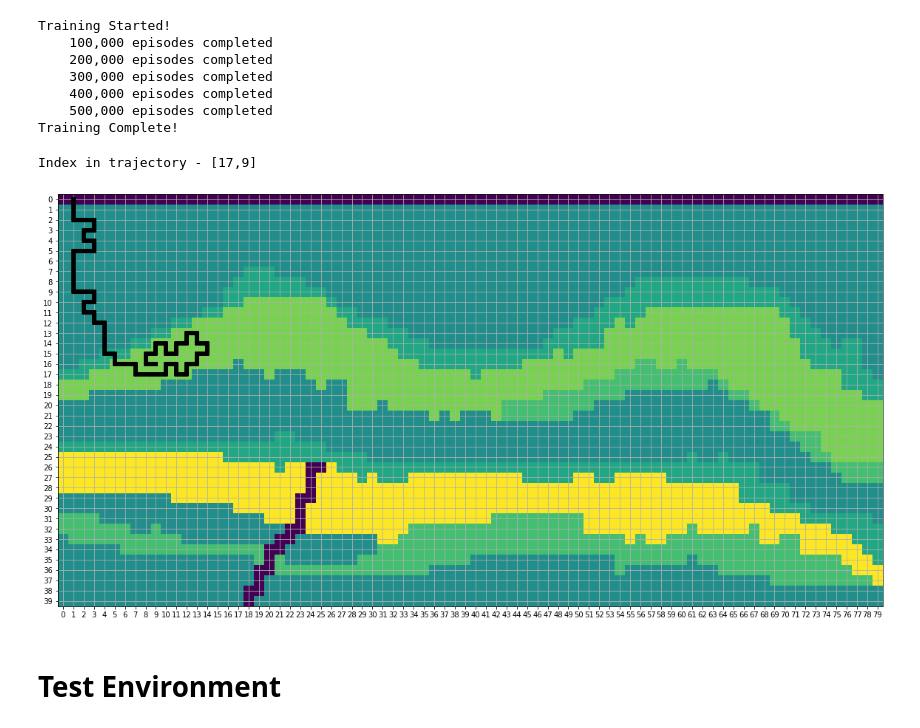
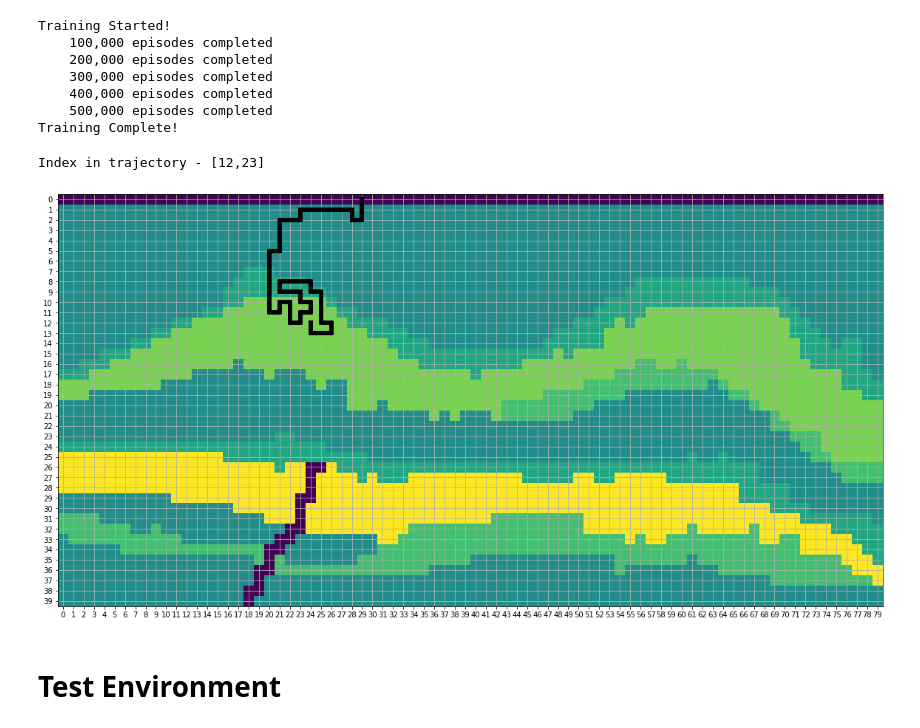
Before and after one commit to svpoludasu/wildcatter, a Jupyter notebook: examples/Trial 1 - Custom Environment.ipynb, the cells around one changed output. Drawn from its saved outputs; the diff is of its cells as text; code cells hidden in the pictures.

```diff
--- a/examples/Trial 1 - Custom Environment.ipynb
+++ b/examples/Trial 1 - Custom Environment.ipynb
@@ -1695,27 +1695,27 @@ Training Started!
 Training Complete!
 # %%
 start_row = 0
-start_column = 1
+start_column = 29
 
 #numeric action codes: 0 = up, 1 = right, 2 = down, 3 = left
 
 trajectory = env.get_shortest_path(start_row, start_column)
 
 plt.figure(figsize=(20, 20))
 plt.imshow(env.rewards, vmin=-100, vmax=100)
 
 for i in range(0,len(trajectory)):
     traj_z, traj_x = np.asarray(trajectory).T
     plt.plot(traj_x, traj_z, "-", linewidth=6, color = 'k')
 
 plt.xticks(np.arange(0, 80, 1.0))
 plt.yticks(np.arange(0, 40, 1.0))
 plt.xlim([-0.5, 79.5])
 plt.ylim([39.5, -0.5])
 plt.grid()
 # %% [output]
-Index in trajectory - [17,9]
+Index in trajectory - [12,23]
-[figure, old version]
+[figure, new version]
 # %% [markdown]
 # Test Environment
 # %%
```
